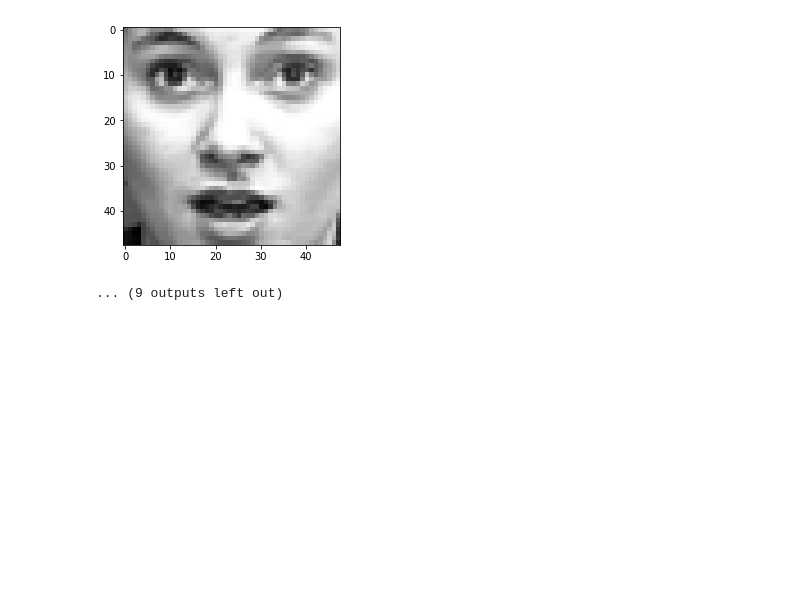
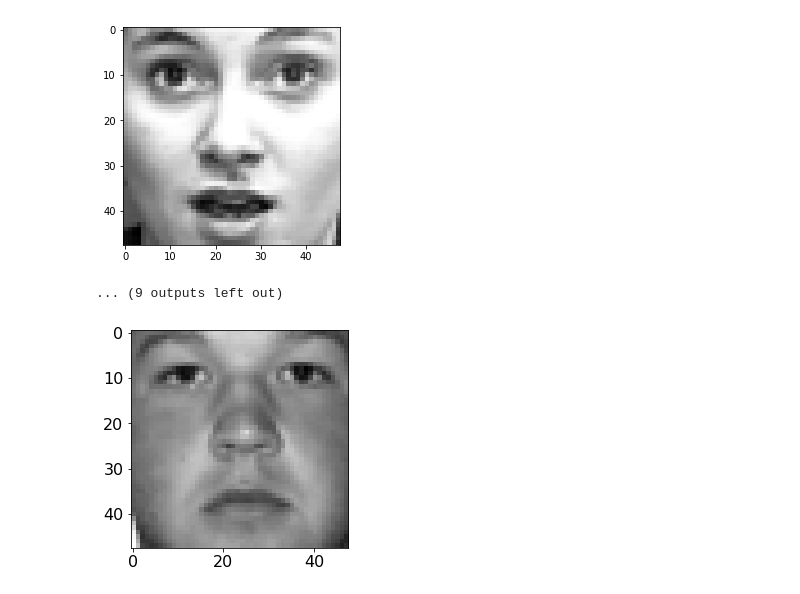
Before and after one commit to prkusr/Emotion-Detection-By-Facial-Expressions, a Jupyter notebook: EmotionDetection/notebooks/CnnArch-Copy1.ipynb, the cells around one changed output. Cells and saved outputs as stored; diff of their text form; code cells hidden in the pictures; blank space fills up the shorter version.

```diff
--- a/EmotionDetection/notebooks/CnnArch-Copy1.ipynb
+++ b/EmotionDetection/notebooks/CnnArch-Copy1.ipynb
@@ -404,0 +366,5 @@ for idx in cm:
+# %%
+plt.imshow(x_train[42][0], cmap='gray')
+plt.show()
+# %% [output]
+[figure, added]
```
Also changed, not shown: parts of 12 cells of this notebook.
